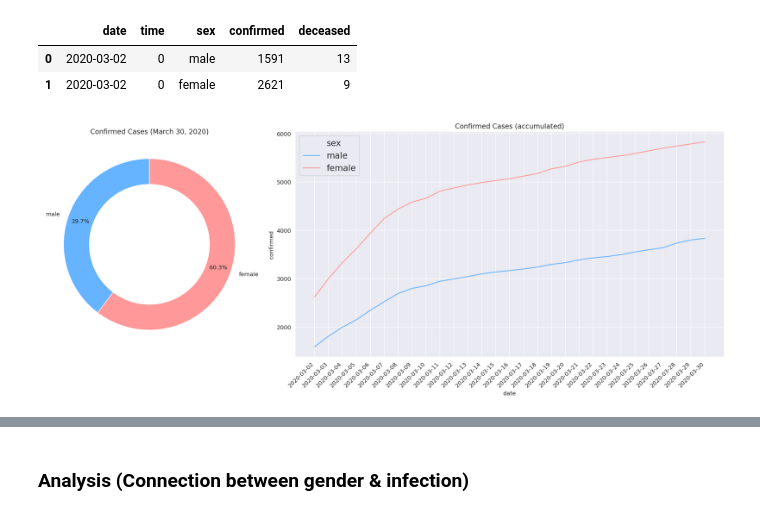
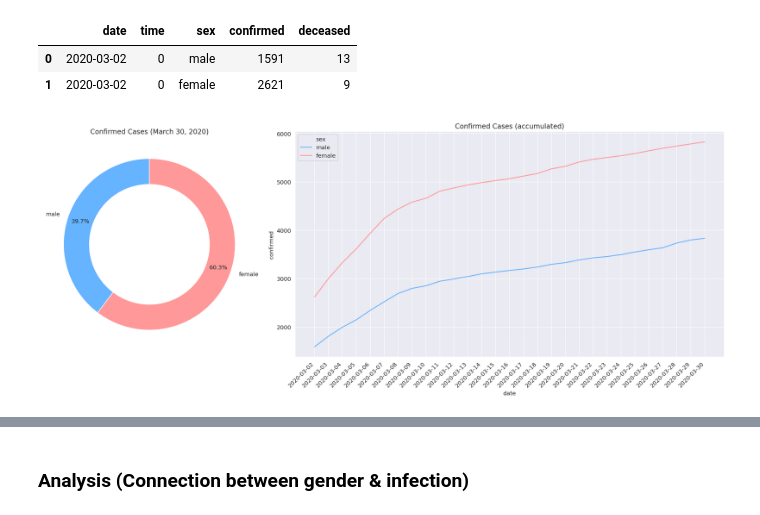
Before and after one commit to hwuiwon/covid-19-analysis-kr, a Jupyter notebook: Covid_19_in_South_Korea.ipynb, the cells around one changed output, grey strips where cells are left out. Drawn from its saved outputs; the diff is of its cells as text; code cells hidden in the pictures.

```diff
--- a/Covid_19_in_South_Korea.ipynb
+++ b/Covid_19_in_South_Korea.ipynb
@@ -48,19 +50,18 @@ gender.head(2)
 # %%
 fig, (ax1, ax2) = plt.subplots(ncols=2, figsize=(17, 7), gridspec_kw={'width_ratios': [1, 2]})
 sns.set_palette(['#66b3ff','#ff9999'])
 
 # Donut plot of confirmed cases by gender
 ax1.title.set_text('Confirmed Cases (March 30, 2020)')
 ax1.pie(gender.confirmed[-2:], labels=['male', 'female'], autopct='%.1f%%',
         startangle=90, pctdistance=0.85)
 ax1.add_artist(plt.Circle((0, 0), 0.7, fc='white'))
 
 # Change in time of confirmed cases
 ax2.title.set_text('Confirmed Cases (accumulated)')
 sns.lineplot(data=gender, x='date', y='confirmed', hue='sex', ax=ax2)
 plt.xticks(rotation=45, ha='right')
-plt.legend(fontsize='15')
 
 plt.tight_layout()
 # %% [output]
-[figure, old version]
+[figure, new version]
```
Also changed, not shown: parts of 9 cells of this notebook.
